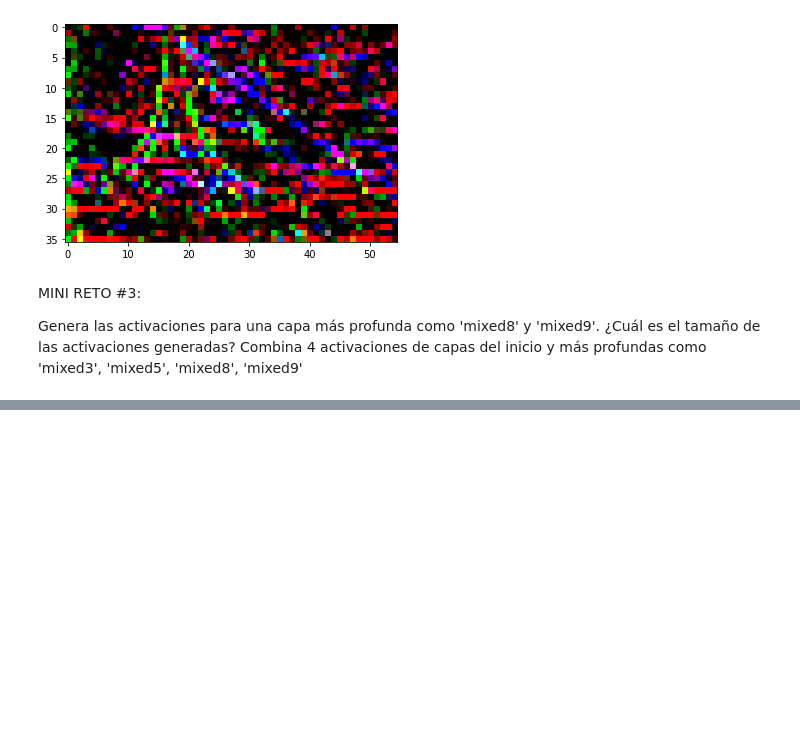
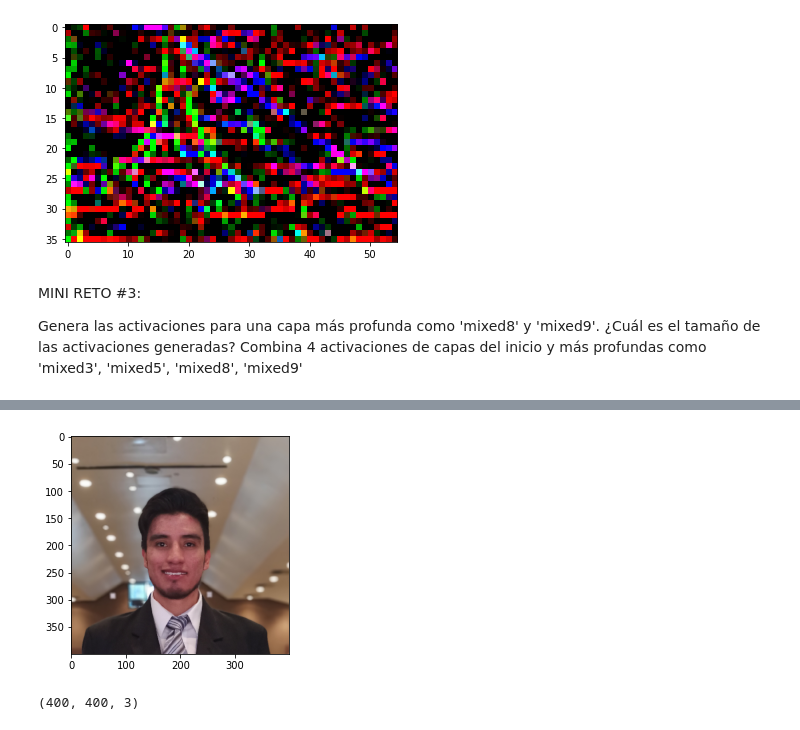
Before and after one commit to and35/5-creative-AI, a Jupyter notebook: Untitled0.ipynb, the cells around one changed output, grey strips where cells are left out. Cells and saved outputs as stored; diff of their text form; code cells hidden in the pictures; blank space fills up the shorter version.

```diff
--- a/Untitled0.ipynb
+++ b/Untitled0.ipynb
@@ -254,0 +554,13 @@ Combina 4 activaciones de capas del inicio y más profundas como 'mixed3', 'mixe
+# %%
+# Esta función auxiliar carga una imagen y la devuelve como un array de numpy de puntos flotantes
+
+def load_image(filename, target_size= None):
+    # image = PIL.Image.open(filename)
+    image = np.array(tf.keras.preprocessing.image.load_img(filename, target_size = target_size)) #, target_size = (250, 250)
+    return np.float32(image)
+
+
+img_0 =load_image('img_0.jpg')
+plt.imshow(img_0.astype(np.uint8))
+plt.show()
+img_0.shape
@@ -254,0 +651,12 @@ Combina 4 activaciones de capas del inicio y más profundas como 'mixed3', 'mixe
+# %%
+# creamos los parametros globales
+
+# ten en cuenta que como esta escrito el codigo, este solo aceptara 2 capas minimo
+#names = ['mixed8', 'mixed9', 'mixed10']
+names = ["conv2d_90", "conv2d_90"]
+tamaño = (400,400)
+dir_frames = "/content/sample_data/W"
+epocas= 25 # epocas por imagen generada
+lr= 0.005
+
+#!mkdir  "/content/sample_data/W"
@@ -254,0 +670,13 @@ Combina 4 activaciones de capas del inicio y más profundas como 'mixed3', 'mixe
+# %%
+# cargamos la imagen
+from google.colab import files
+uploaded = files.upload()
+# %%
+# preprocesamos la imagen y empezamos a generar los frames
+img_0 =load_image(list(uploaded.keys())[0], target_size=tamaño)
+plt.imshow(img_0.astype(np.uint8))
+plt.show()
+img_0.shape
+# %% [output]
+[figure, added]
+(400, 400, 3)
```
Also changed, not shown: parts of 48 cells of this notebook.
